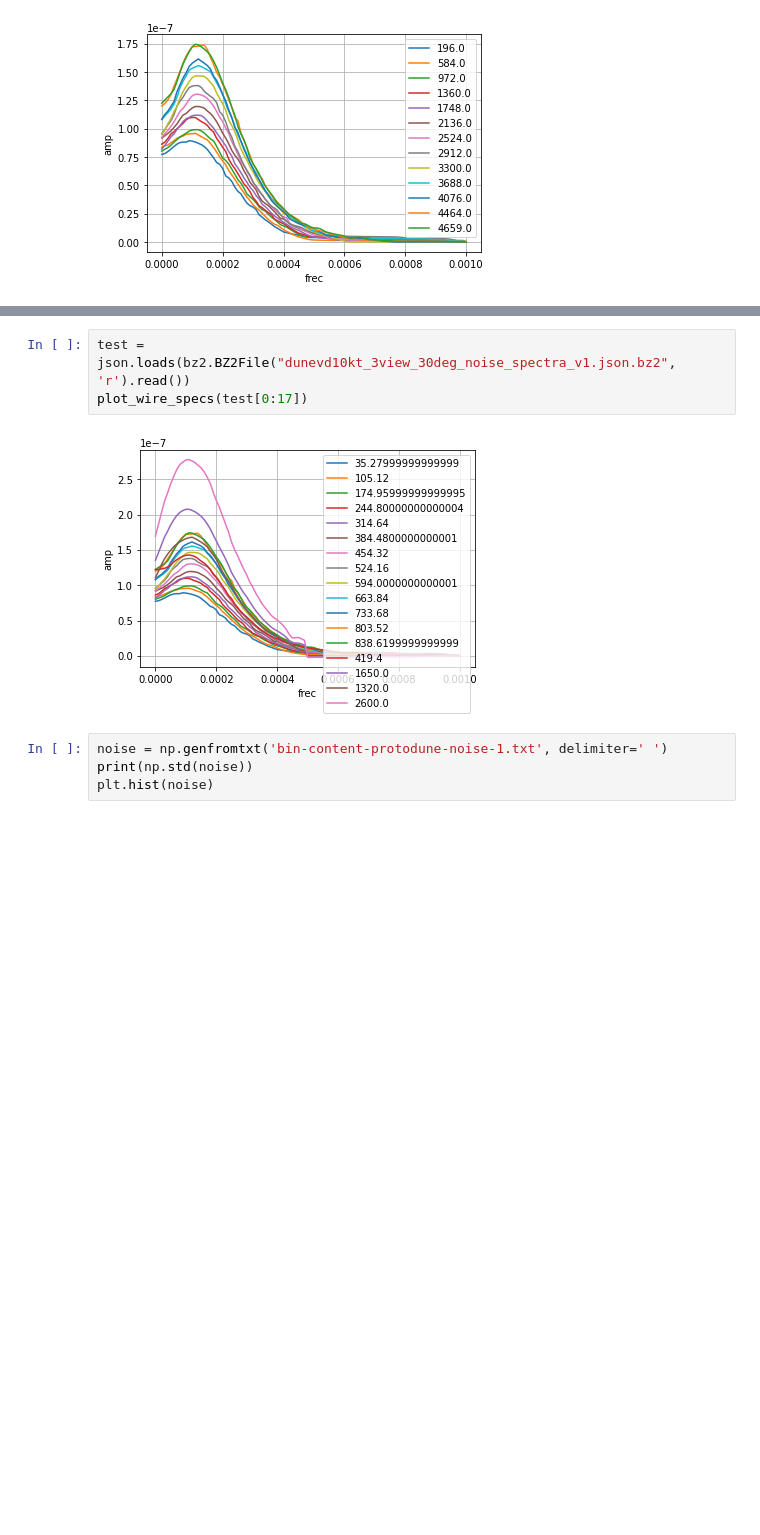
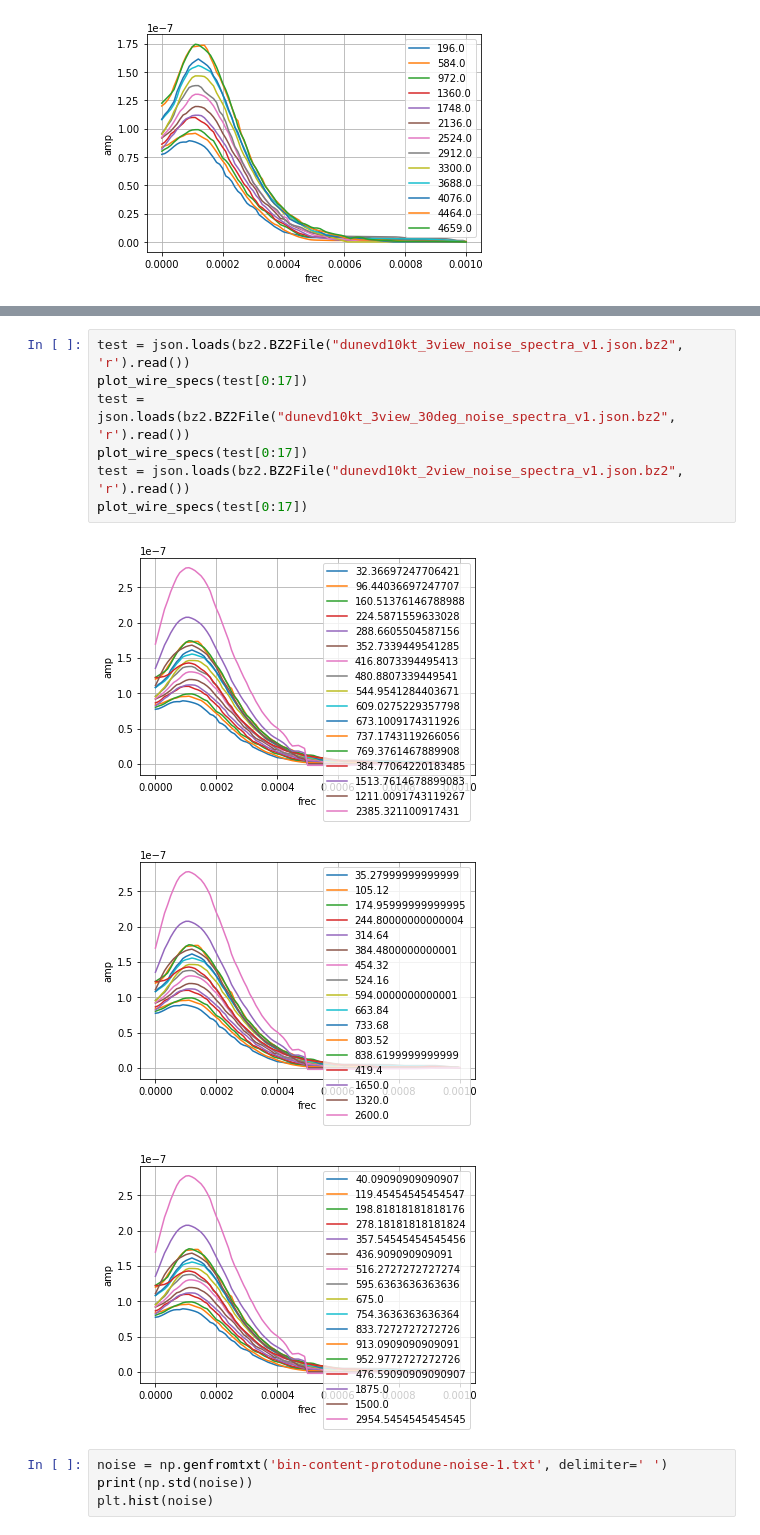
Before and after one commit to HaiwangYu/dune-vd-dev, a Jupyter notebook: plot-noise-spectra.ipynb, the cells around one changed output, grey strips where cells are left out. Saved outputs shown, nothing was run; the diff lists cells and outputs as text; blank space fills up the shorter version.

```diff
--- a/plot-noise-spectra.ipynb
+++ b/plot-noise-spectra.ipynb
@@ -111,8 +113,14 @@ extend_len 43.528 205.0 300
 # %%
+test = json.loads(bz2.BZ2File("dunevd10kt_3view_noise_spectra_v1.json.bz2", 'r').read())
+plot_wire_specs(test[0:17])
 test = json.loads(bz2.BZ2File("dunevd10kt_3view_30deg_noise_spectra_v1.json.bz2", 'r').read())
 plot_wire_specs(test[0:17])
+test = json.loads(bz2.BZ2File("dunevd10kt_2view_noise_spectra_v1.json.bz2", 'r').read())
+plot_wire_specs(test[0:17])
 # %% [output]
-[figure, old version]
+[figure, new version]
+[figure, added]
+[figure, added]
 # %%
 noise = np.genfromtxt('bin-content-protodune-noise-1.txt', delimiter=' ')
 print(np.std(noise))
```
Also changed, not shown: parts of 2 cells of this notebook.
